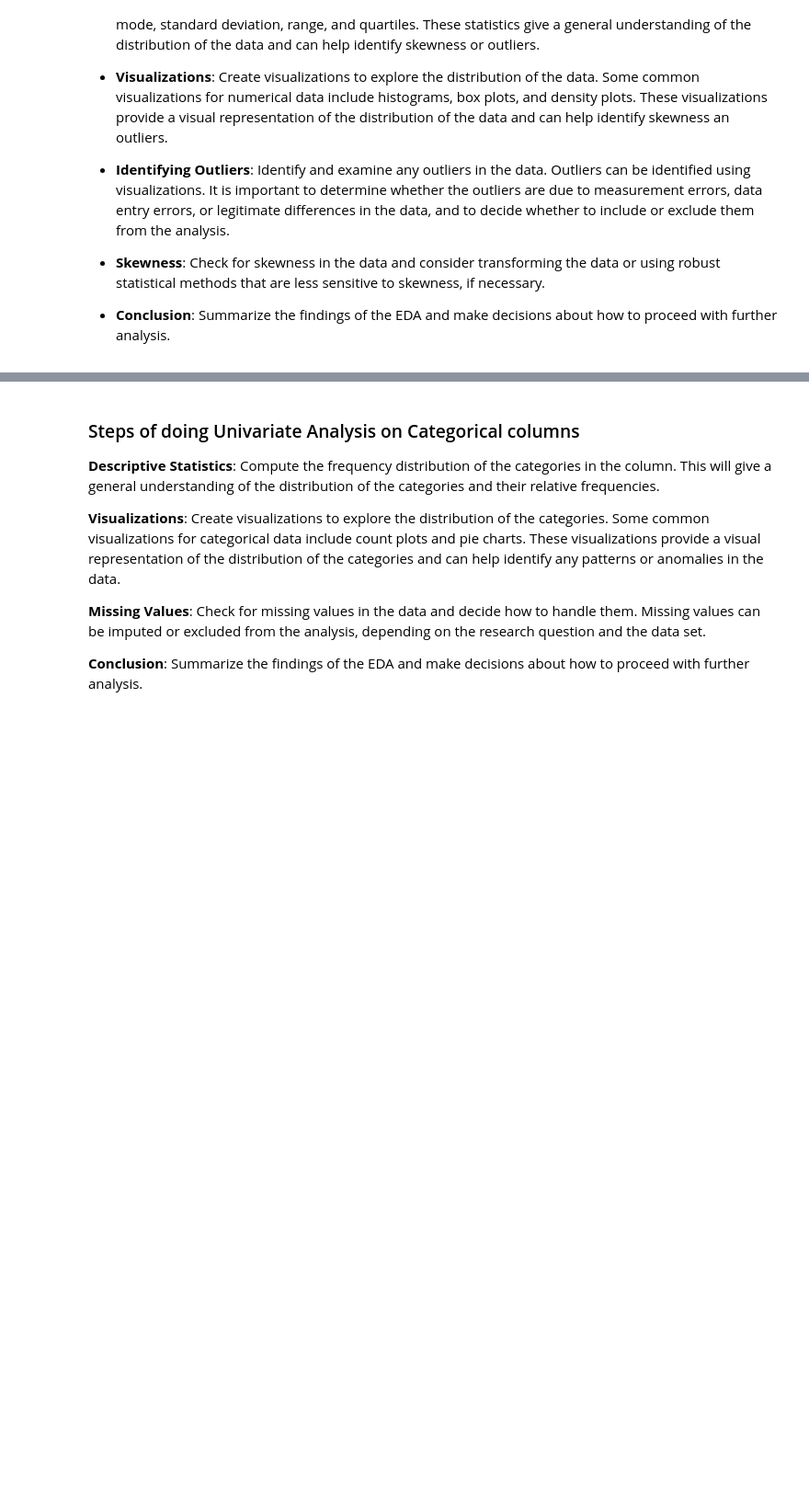
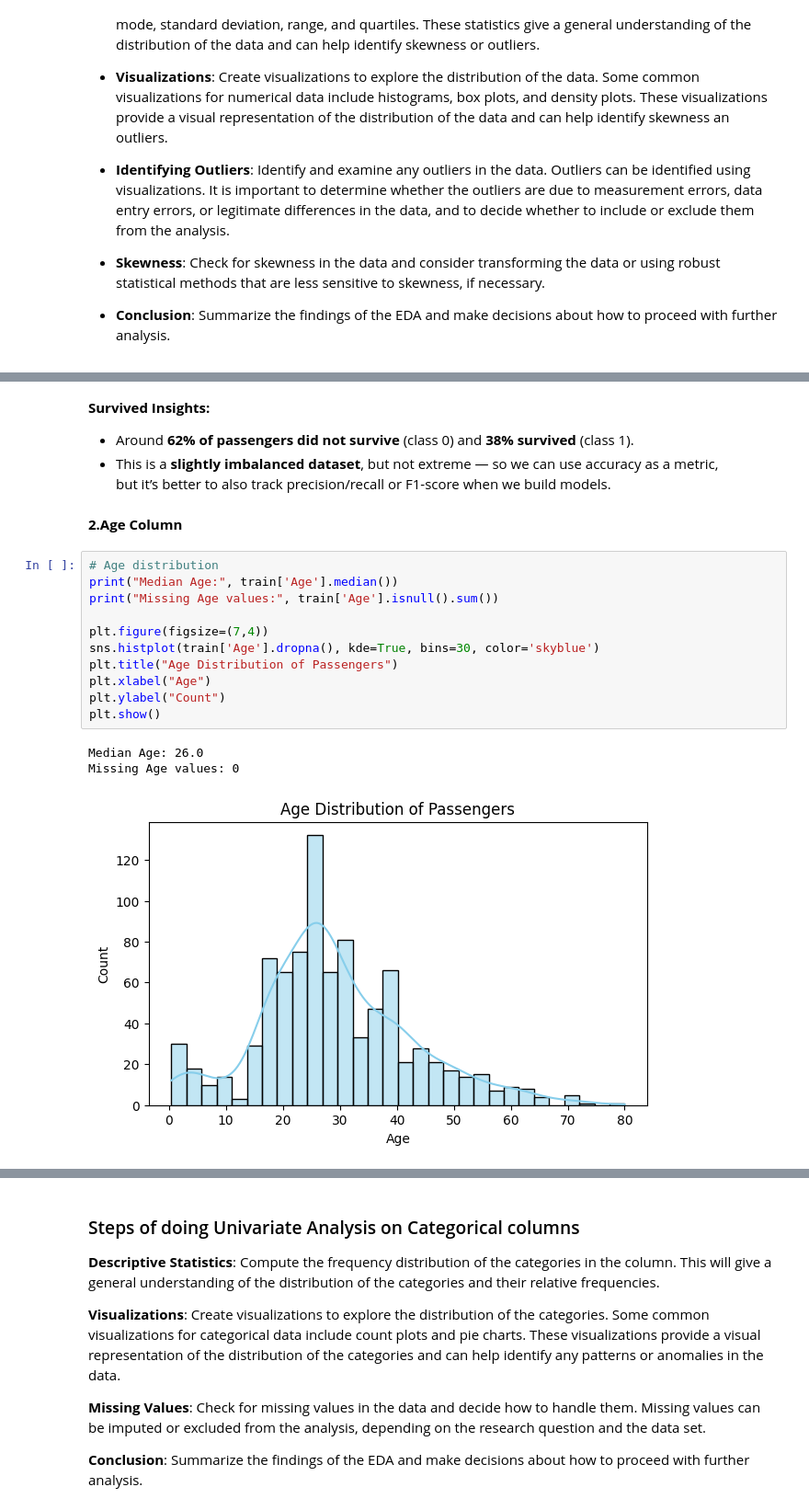
Before and after one commit to Aman-sys-ui/EDA, a Jupyter notebook: Titanic/EDA_Titanic.ipynb, the cells around one changed output, grey strips where cells are left out. Shown: that part at 92% size. Cells and saved outputs as stored; diff of their text form; blank space fills up the shorter version.

```diff
--- a/Titanic/EDA_Titanic.ipynb
+++ b/Titanic/EDA_Titanic.ipynb
@@ -202,0 +341,22 @@ df['Fare'].isnull().sum()
+# %% [markdown]
+**Survived Insights:**
+- Around **62% of passengers did not survive** (class 0) and **38% survived** (class 1).
+- This is a **slightly imbalanced dataset**, but not extreme — so we can use accuracy as a metric,
+but it’s better to also track precision/recall or F1-score when we build models.
+# %% [markdown]
+**2.Age Column**
+# %%
+# Age distribution
+print("Median Age:", train['Age'].median())
+print("Missing Age values:", train['Age'].isnull().sum())
+
+plt.figure(figsize=(7,4))
+sns.histplot(train['Age'].dropna(), kde=True, bins=30, color='skyblue')
+plt.title("Age Distribution of Passengers")
+plt.xlabel("Age")
+plt.ylabel("Count")
+plt.show()
+# %% [output]
+Median Age: 26.0
+Missing Age values: 0
+[figure, added]
```
Also changed, not shown: parts of 159 cells of this notebook.
